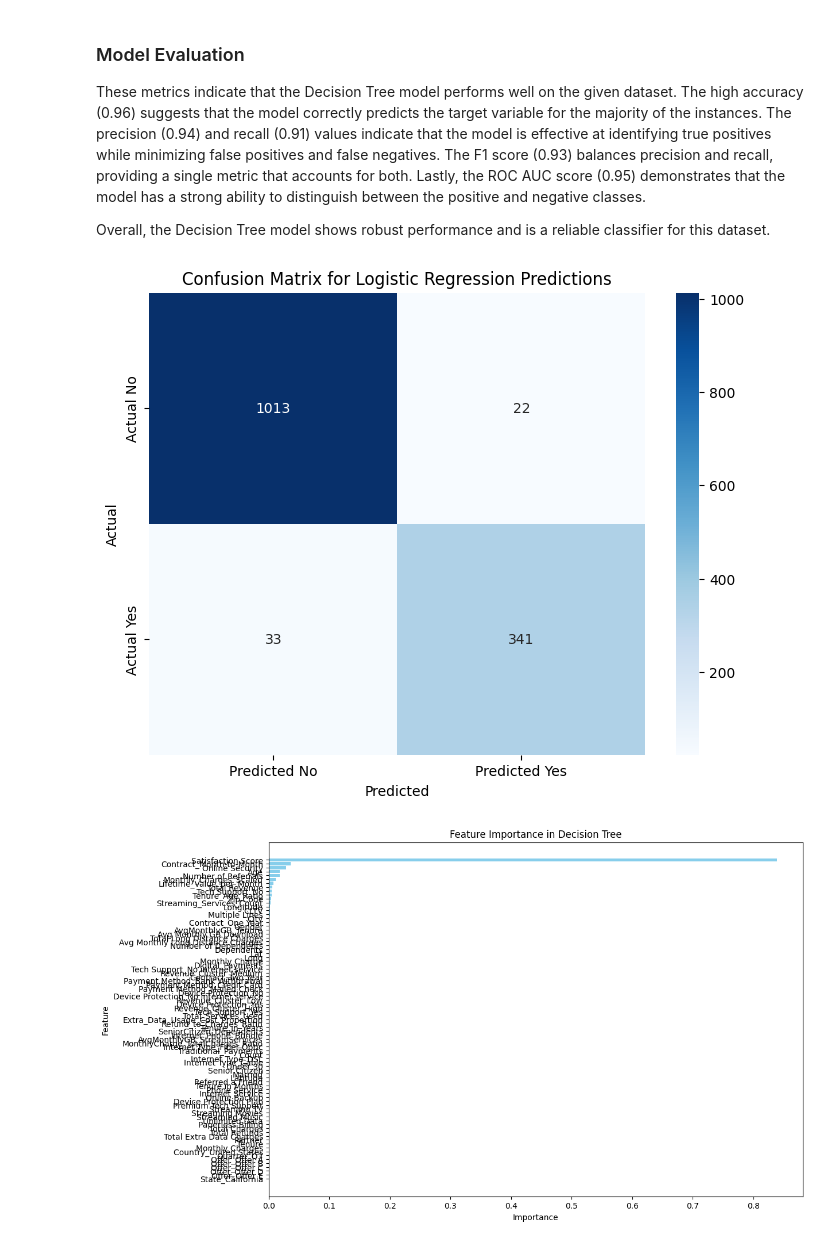
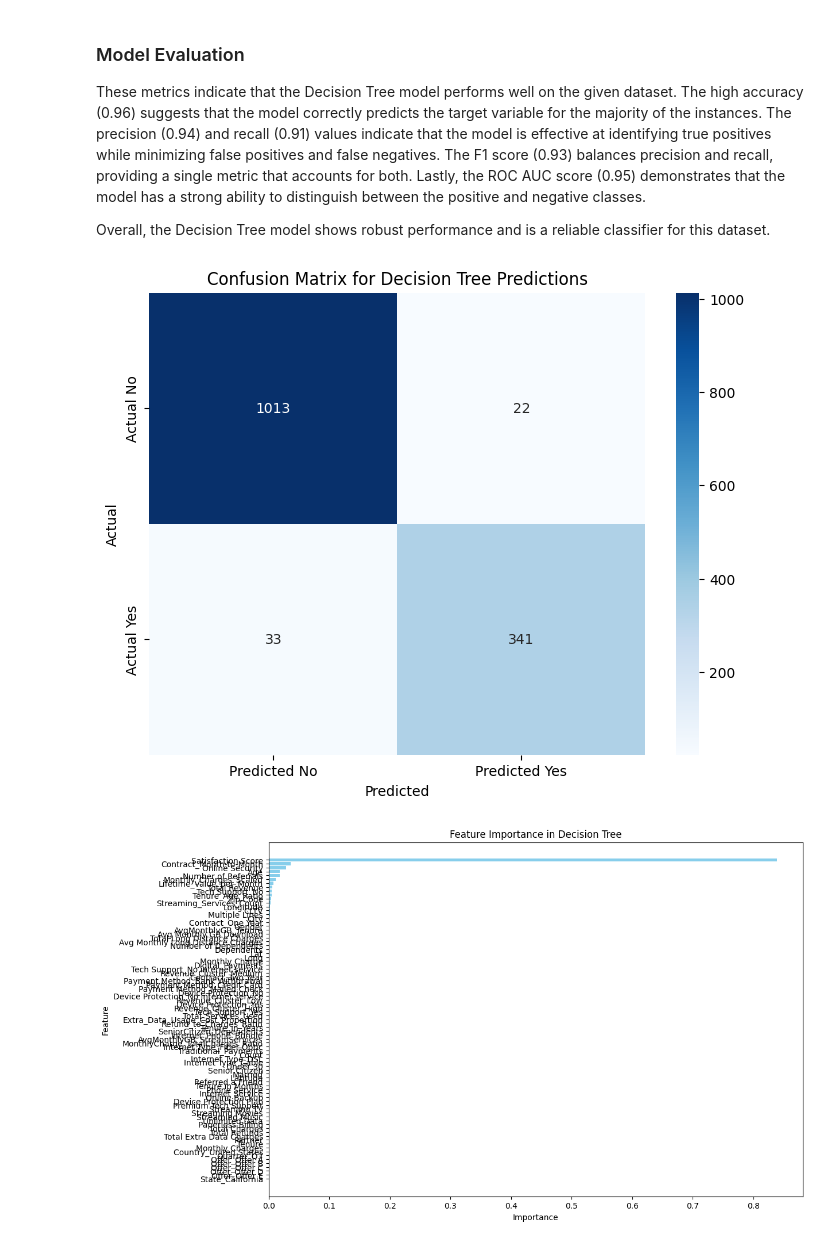
Before and after one commit to eelisee/telco-customer-churn, a Jupyter notebook: 4_analysis/4_Decision_Tree.ipynb, the cells around one changed output. Cells and saved outputs as stored; diff of their text form; code cells hidden in the pictures.

Commit message:
Update execution counts to null and modify confusion matrix titles in MLP, Gaussian, and Multinomial Naive Bayes notebooks

```diff
--- a/4_analysis/4_Decision_Tree.ipynb
+++ b/4_analysis/4_Decision_Tree.ipynb
@@ -68,19 +68,19 @@ Overall, the Decision Tree model shows robust performance and is a reliable clas
 # %%
 from sklearn.metrics import confusion_matrix
 import seaborn as sns
 
 # Compute the confusion matrix
 conf_matrix = confusion_matrix(y_test, y_pred)
 
 # Plot the confusion matrix using a heatmap
 plt.figure(figsize=(8, 6))
 sns.heatmap(conf_matrix, annot=True, fmt='d', cmap='Blues', xticklabels=['Predicted No', 'Predicted Yes'], yticklabels=['Actual No', 'Actual Yes'])
 plt.xlabel('Predicted')
 plt.ylabel('Actual')
-plt.title('Confusion Matrix for Logistic Regression Predictions')
+plt.title('Confusion Matrix for Decision Tree Predictions')
 plt.show()
 # %% [output]
-[figure, old version]
+[figure, new version]
 # %%
 # Get feature importances from the decision tree model
 importances = decision_tree.feature_importances_
```
Also changed, not shown: 3 other files.
